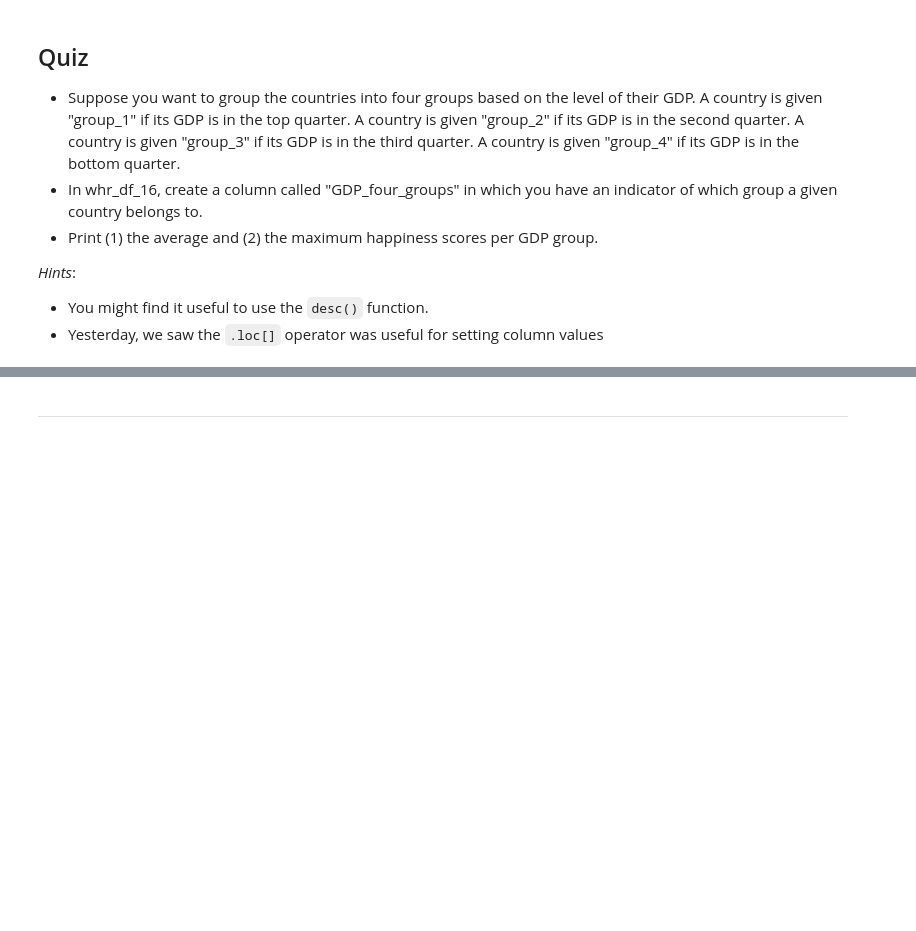
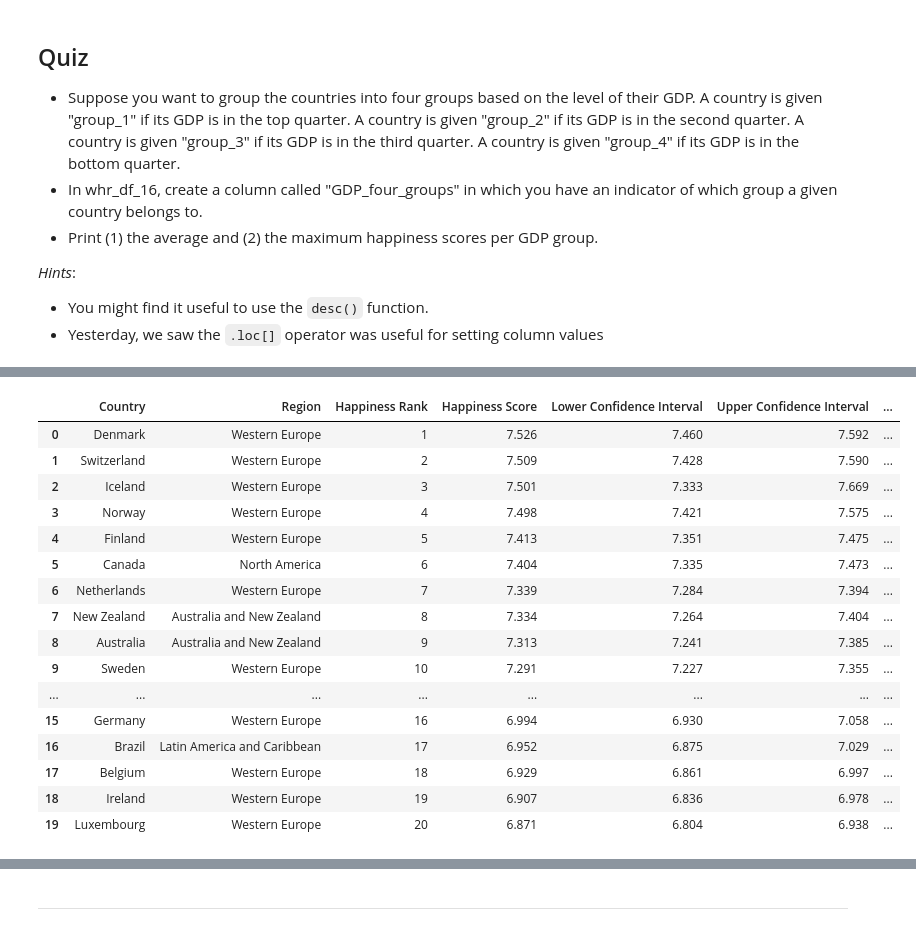
Before and after one commit to ahmedgc/2024_insead_python_workshop, a Jupyter notebook: S3.ipynb, the cells around one changed output, grey strips where cells are left out. Saved outputs shown, nothing was run; the diff lists cells and outputs as text; code cells hidden in the pictures; blank space fills up the shorter version.

```diff
--- a/S3.ipynb
+++ b/S3.ipynb
@@ -66,0 +179,4 @@ whr_df_16['Economy (GDP per Capita)'].hist()
+# %%
+# Step 1: find the breakpoints of the groups/quarters of GDP
+desc = whr_df_16['Economy (GDP per Capita)'].describe()
+desc
@@ -66,0 +193,4 @@ whr_df_16['Economy (GDP per Capita)'].hist()
+# %%
+gdp_75 = desc['75%']
+gdp_50 = desc['50%']
+gdp_25 = desc['25%']
@@ -66,0 +205,5 @@ whr_df_16['Economy (GDP per Capita)'].hist()
+# %%
+# Step 2: add a label based on breakpoints
+
+whr_df_16.loc[whr_df_16['Economy (GDP per Capita)'] >= gdp_75, 'gdp_four_groups'] = 'group_1'
+whr_df_16
@@ -66,0 +224,21 @@ whr_df_16['Economy (GDP per Capita)'].hist()
+# %%
+whr_df_16.loc[(whr_df_16['Economy (GDP per Capita)'] >= gdp_50) & (whr_df_16['Economy (GDP per Capita)'] < gdp_75), 'gdp_four_groups'] = 'group_2'
+whr_df_16[:20]
+# %% [output]
+|  | Country | Region | Happiness Rank | Happiness Score | Lower Confidence Interval | Upper Confidence Interval | ... |
+| 0 | Denmark | Western Europe | 1 | 7.526 | 7.460 | 7.592 | ... |
+| 1 | Switzerland | Western Europe | 2 | 7.509 | 7.428 | 7.590 | ... |
+| 2 | Iceland | Western Europe | 3 | 7.501 | 7.333 | 7.669 | ... |
+| 3 | Norway | Western Europe | 4 | 7.498 | 7.421 | 7.575 | ... |
+| 4 | Finland | Western Europe | 5 | 7.413 | 7.351 | 7.475 | ... |
+| 5 | Canada | North America | 6 | 7.404 | 7.335 | 7.473 | ... |
+| 6 | Netherlands | Western Europe | 7 | 7.339 | 7.284 | 7.394 | ... |
+| 7 | New Zealand | Australia and New Zealand | 8 | 7.334 | 7.264 | 7.404 | ... |
+| 8 | Australia | Australia and New Zealand | 9 | 7.313 | 7.241 | 7.385 | ... |
+| 9 | Sweden | Western Europe | 10 | 7.291 | 7.227 | 7.355 | ... |
+| ... | ... | ... | ... | ... | ... | ... | ... |
+| 15 | Germany | Western Europe | 16 | 6.994 | 6.930 | 7.058 | ... |
+| 16 | Brazil | Latin America and Caribbean | 17 | 6.952 | 6.875 | 7.029 | ... |
+| 17 | Belgium | Western Europe | 18 | 6.929 | 6.861 | 6.997 | ... |
+| 18 | Ireland | Western Europe | 19 | 6.907 | 6.836 | 6.978 | ... |
+| 19 | Luxembourg | Western Europe | 20 | 6.871 | 6.804 | 6.938 | ... |
```
Also changed, not shown: parts of 91 cells of this notebook.
